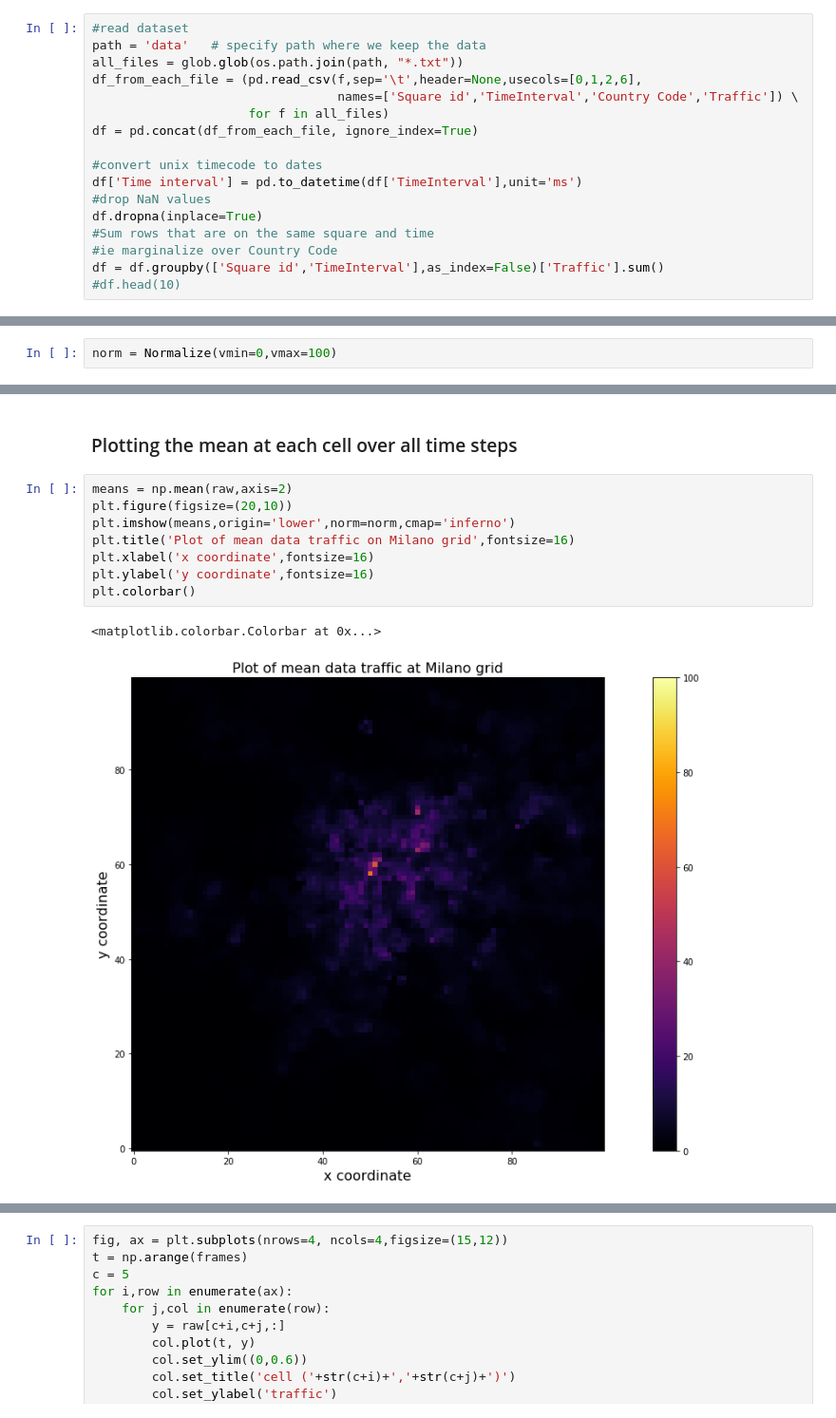
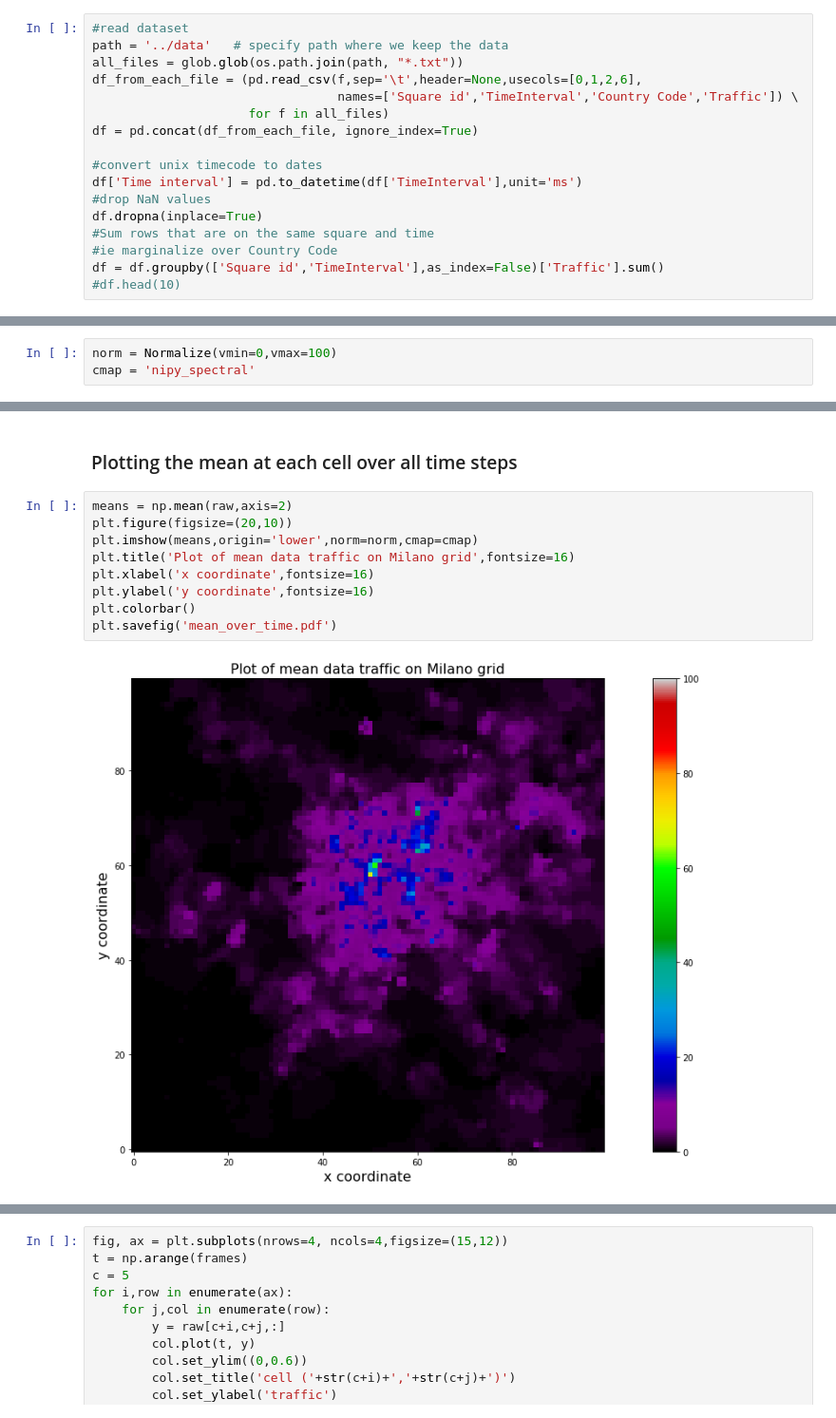
Before and after one commit to nanton96/Mobile-Data-Forecasting-With-Spatio-Temporal-Networks, a Jupyter notebook: notebooks/dateset_exploration.ipynb, the cells around one changed output, grey strips where cells are left out. Shown at 95% size. Drawn from its saved outputs; the diff is of its cells as text.

```diff
--- a/notebooks/dateset_exploration.ipynb
+++ b/notebooks/dateset_exploration.ipynb
@@ -34,7 +34,7 @@ np.max(a[...])
 ## Preprocess The Data
 # %%
 #read dataset
-path = 'data'   # specify path where we keep the data
+path = '../data'   # specify path where we keep the data
 all_files = glob.glob(os.path.join(path, "*.txt"))
 df_from_each_file = (pd.read_csv(f,sep='\t',header=None,usecols=[0,1,2,6],
                                  names=['Square id','TimeInterval','Country Code','Traffic']) \
@@ -109,5 +125,6 @@ y.shape
 ### Plotting one time step
 # %%
 norm = Normalize(vmin=0,vmax=100)
+cmap = 'nipy_spectral'
 # %%
 plt.figure(figsize=(20,10))
@@ -124,11 +141,11 @@ plt.colorbar()
 # %%
 means = np.mean(raw,axis=2)
 plt.figure(figsize=(20,10))
-plt.imshow(means,origin='lower',norm=norm,cmap='inferno')
+plt.imshow(means,origin='lower',norm=norm,cmap=cmap)
 plt.title('Plot of mean data traffic on Milano grid',fontsize=16)
 plt.xlabel('x coordinate',fontsize=16)
 plt.ylabel('y coordinate',fontsize=16)
 plt.colorbar()
+plt.savefig('mean_over_time.pdf')
 # %% [output]
-<matplotlib.colorbar.Colorbar at 0x...>
-[figure, old version]
+[figure, new version]
```
Also changed, not shown: parts of 19 cells of this notebook, 4 other files.
